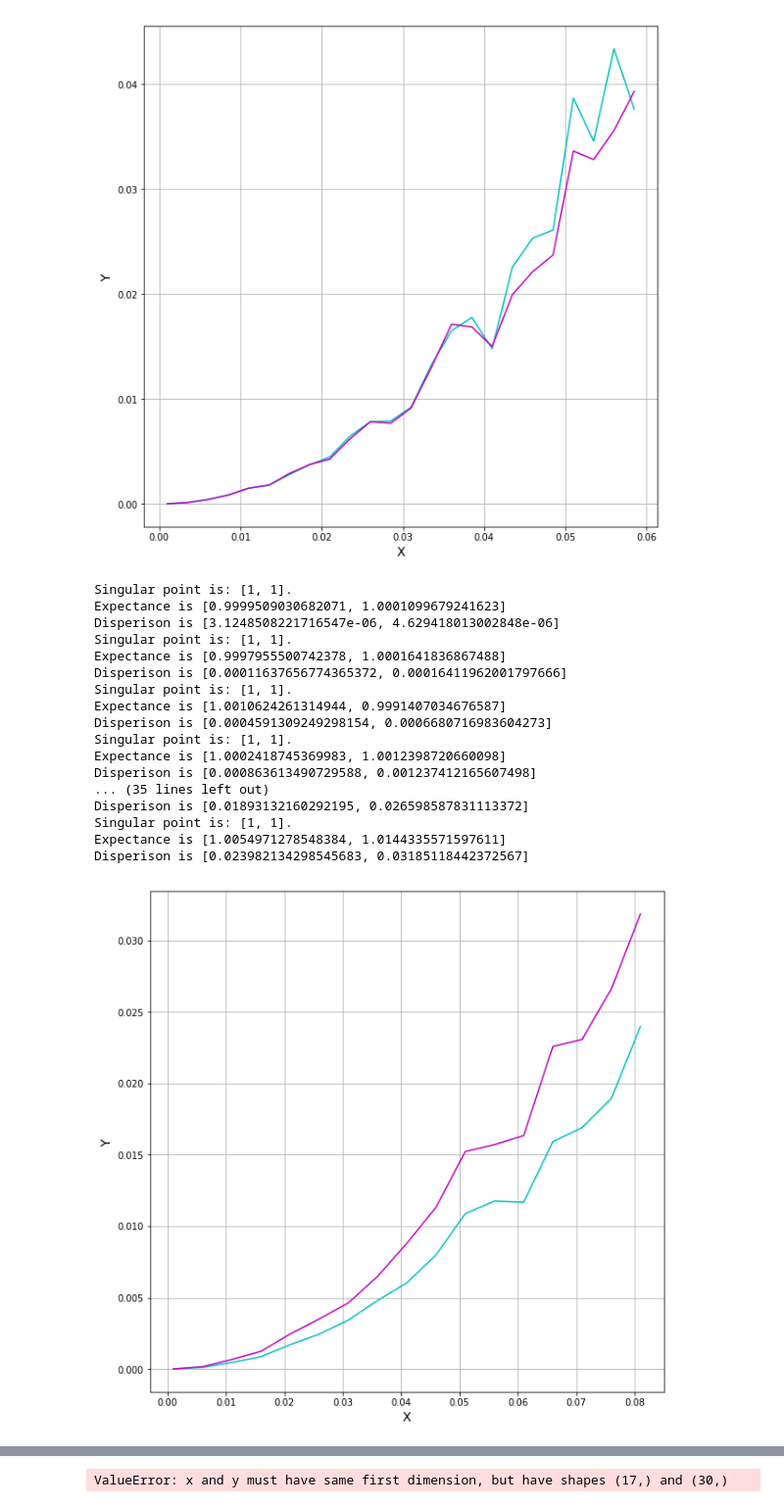
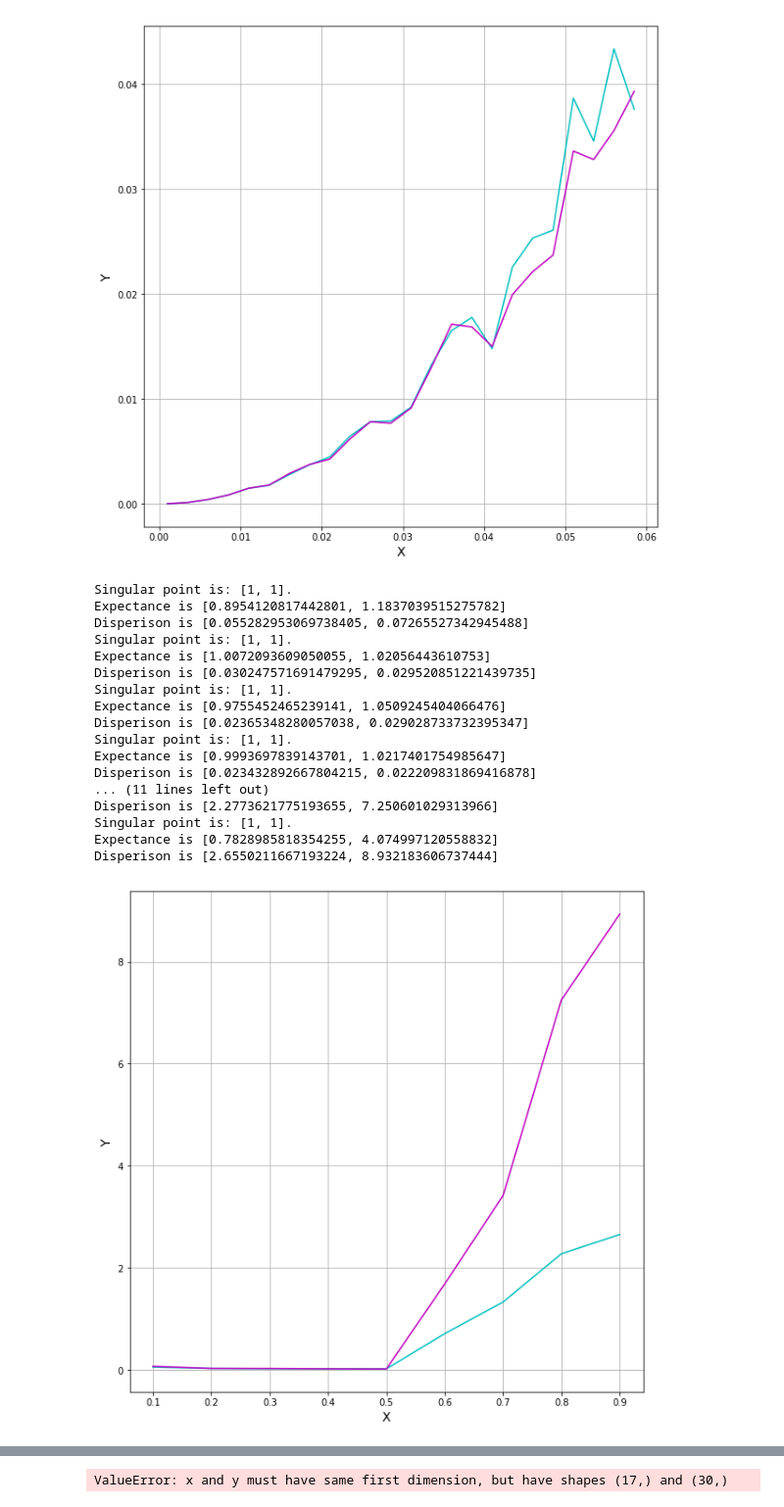
Before and after one commit to kokamido/Diploma, a Jupyter notebook: ipython/oscillation.ipynb, the cells around one changed output, grey strips where cells are left out. Shown: that part at 98% size. Drawn from its saved outputs; the diff is of its cells as text; code cells hidden in the pictures.

```diff
--- a/ipython/oscillation.ipynb
+++ b/ipython/oscillation.ipynb
@@ -431,7 +431,7 @@ q = 0.12; Step = 0.005; Noise ~ 0.002
 step_buf = Step
 p_buf = p
 q_buf = q
-p=1.4
+p=0.2
 q = 1
 Step = 0.001
 noise_lvl = 0.1
@@ -444,6 +444,7 @@ print("Disperison is "+str(dispersion(crv)))
 plt.grid()
 plt.xlabel('X',fontsize=14)
 plt.ylabel('Y',fontsize=14)
+plt.plot(1,1,'ro')
 
 plt.show()
 p = p_buf
@@ -505,51 +506,51 @@ Disperison is [0.03760060517604791, 0.03931456296446714]
 # %%
 #Шум
 step_buf = Step
 p_buf = p
-q=1
-p=1
+q=0.1
+p=0.2
 Step = 0.001
-noise_lvl = 0.0025
+noise_lvl = 0.03
 dis_X = list()
 dis_Y = list()
 parameter = list()
-for i in range(0,17):
-    noise_lvl = 0.001+i*0.005
-    crv = noisy_curve(singular_point_x,singular_point_y,1000000)
+for i in range(1,10):
+    p = i*0.1
+    crv = noisy_curve(singular_point_x,singular_point_y,2000000)
     disp = dispersion(crv)
     dis_X.append(disp[0])
     dis_Y.append(disp[1])
-    parameter.append(noise_lvl)
+    parameter.append(p)
     print("Singular point is: ["+str(singular_point_x)+", "+str(singular_point_y)+"].")
     print("Expectance is "+str(expectancy(crv)))
     print("Disperison is "+str(disp))
 plt.plot(parameter,dis_X,c='c')
 plt.plot(parameter,dis_Y,c='m')
 plt.grid()
 plt.xlabel('X',fontsize=14)
 plt.ylabel('Y',fontsize=14)
 plt.show()
 p = p_buf
 Step = step_buf
 # %% [output]
 Singular point is: [1, 1].
-Expectance is [0.9999509030682071, 1.0001099679241623]
-Disperison is [3.1248508221716547e-06, 4.629418013002848e-06]
+Expectance is [0.8954120817442801, 1.1837039515275782]
+Disperison is [0.055282953069738405, 0.07265527342945488]
 Singular point is: [1, 1].
-Expectance is [0.9997955500742378, 1.0001641836867488]
-Disperison is [0.00011637656774365372, 0.00016411962001797666]
+Expectance is [1.0072093609050055, 1.02056443610753]
+Disperison is [0.030247571691479295, 0.029520851221439735]
 Singular point is: [1, 1].
-Expectance is [1.0010624261314944, 0.9991407034676587]
-Disperison is [0.0004591309249298154, 0.0006680716983604273]
+Expectance is [0.9755452465239141, 1.0509245404066476]
+Disperison is [0.02365348280057038, 0.029028733732395347]
 Singular point is: [1, 1].
-Expectance is [1.0002418745369983, 1.0012398720660098]
-Disperison is [0.000863613490729588, 0.001237412165607498]
-... (35 lines left out)
-Disperison is [0.01893132160292195, 0.026598587831113372]
+Expectance is [0.9993697839143701, 1.0217401754985647]
+Disperison is [0.023432892667804215, 0.022209831869416878]
+... (11 lines left out)
+Disperison is [2.2773621775193655, 7.250601029313966]
 Singular point is: [1, 1].
-Expectance is [1.0054971278548384, 1.0144335571597611]
-Disperison is [0.023982134298545683, 0.03185118442372567]
+Expectance is [0.7828985818354255, 4.074997120558832]
+Disperison is [2.6550211667193224, 8.932183606737444]
-[figure, old version]
+[figure, new version]
 # %%
 fig = plt.figure()
 ax = fig.add_subplot(111)
```
Also changed, not shown: parts of 2 cells of this notebook, 17 other files.
